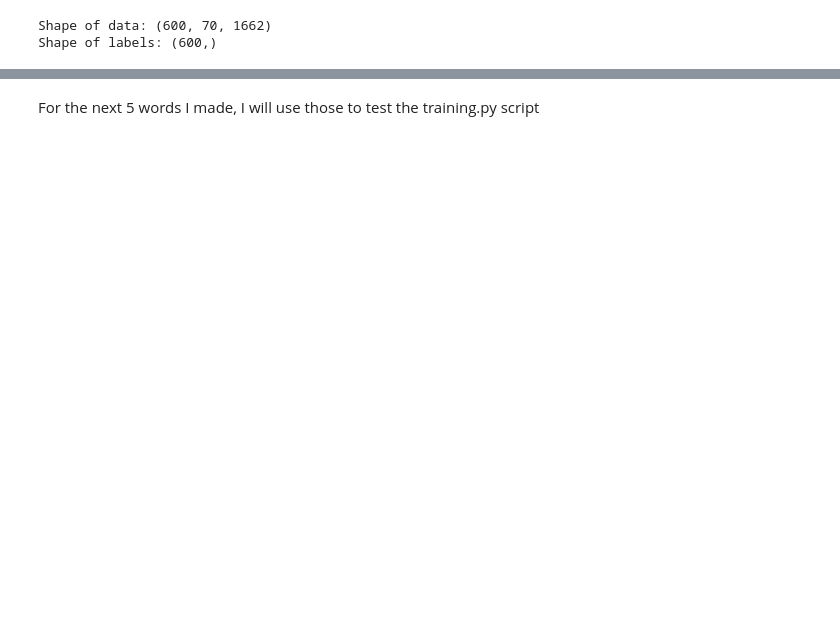
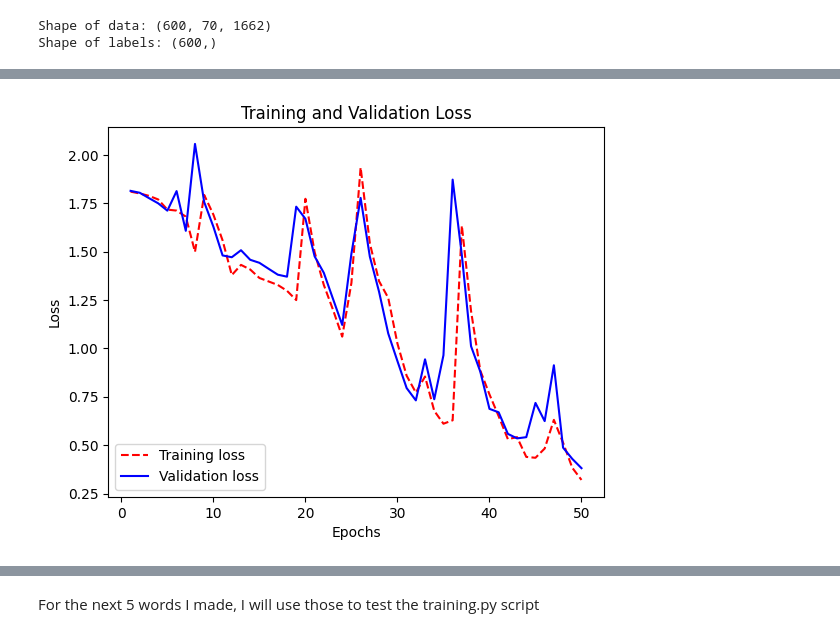
Before and after one commit to hosman-1/ece5831-2024-final-project, a Jupyter notebook: training_asl.ipynb, the cells around one changed output, grey strips where cells are left out. Drawn from its saved outputs; the diff is of its cells as text; code cells hidden in the pictures; blank space fills up the shorter version.

```diff
--- a/training_asl.ipynb
+++ b/training_asl.ipynb
@@ -309,14 +364,43 @@ class Training_ASL():
     def build_model(self):
         self.model = Sequential([
             LSTM(32, return_sequences=True, activation='relu', input_shape=(70,1662)),
+            LSTM(64, return_sequences=True, activation='relu'),
             LSTM(32, return_sequences=False),
+            Dense(64, activation='relu'),
             Dense(32, activation='relu'),
-            Dense(self.num_words+1, activation='softmax')
+            Dense(self.num_words, activation='softmax')
         ])
         self.model.compile(optimizer='adam', loss='categorical_crossentropy', metrics=['accuracy'])
+        self.model.summary()
 
     def train(self):
         self.history = self.model.fit(self.x_train, self.y_train, epochs=50, batch_size=32, validation_data=(self.x_val, self.y_val))
+
+    def plot_loss(self):
+        history_dict = self.history.history
+        loss_values = history_dict["loss"]
+        val_loss_values = history_dict["val_loss"]
+        epochs = range(1, len(loss_values) + 1)
+        plt.plot(epochs, loss_values, "r--", label="Training loss")
+        plt.plot(epochs, val_loss_values, "b", label="Validation loss")
+        plt.title("Training and Validation Loss")
+        plt.xlabel("Epochs")
+        plt.ylabel("Loss")
+        plt.legend()
+        plt.show()
+
+    def plot_accuracy(self):
+        history_dict = self.history.history
+        acc = history_dict["accuracy"]
+        val_acc = history_dict["val_accuracy"]
+        epochs = range(1, len(acc) + 1)
+        plt.plot(epochs, acc, "r--", label="Training acc")
+        plt.plot(epochs, val_acc, "b", label="Validation acc")
+        plt.title("Training and Validation Accuracy")
+        plt.xlabel("Epochs")
+        plt.ylabel("Accuracy")
+        plt.legend()
+        plt.show()
 
     def evaluate_test(self):
         results = self.model.evaluate(self.x_test, self.y_test)
@@ -334,5 +420,5 @@ class Training_ASL():
 # %%
-training_class = Training_ASL()
+training_class = Training_ASL(num_words=6)
 # %% [output]
 Shape of data: (600, 70, 1662)
 Shape of labels: (600,)
@@ -365,0 +471,4 @@ Epoch 50/50
+# %%
+training_class.plot_loss()
+# %% [output]
+[figure, added]
```
Also changed, not shown: parts of 34 cells of this notebook, 7 other files.
